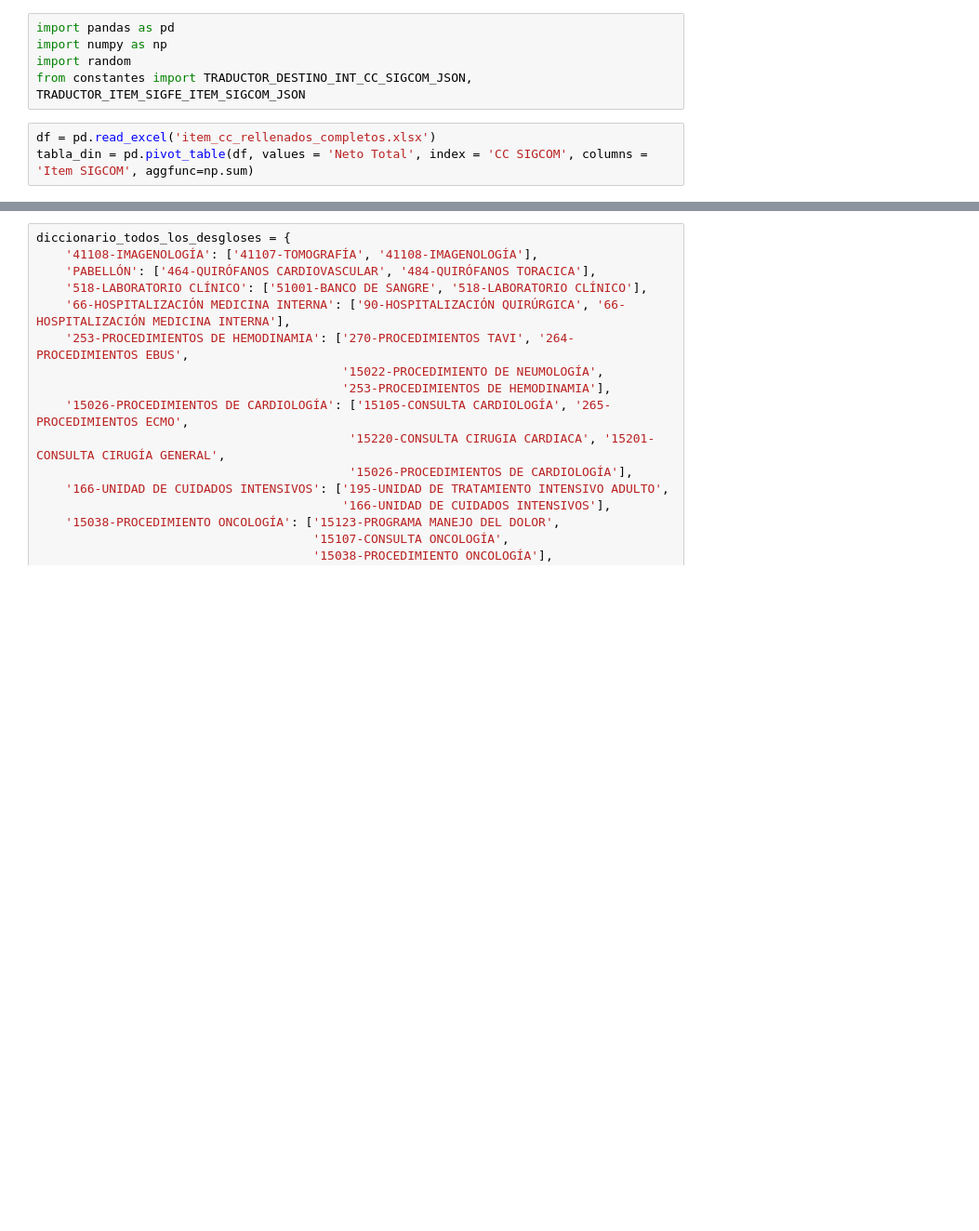
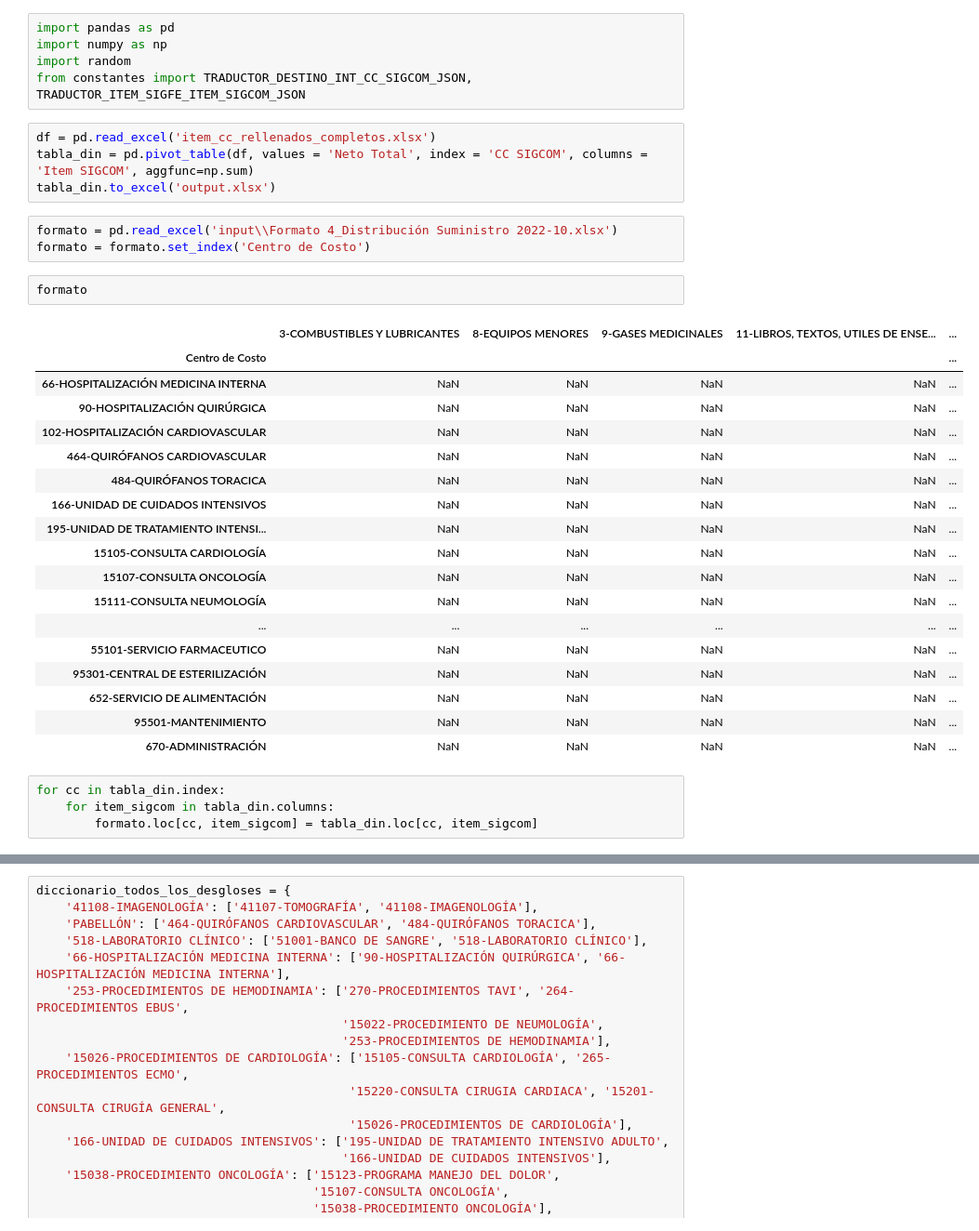
Before and after one commit to JavierRojas14/int, a Jupyter notebook: Finanzas/planilla_centro_de_costos_sigcom/SEPTIEMBRE_2022/suministros/analisis_suministros.ipynb, the cells around one changed output, grey strips where cells are left out. Shown at 93% size. Cells and saved outputs as stored; diff of their text form; blank space fills up the shorter version.

Commit message:
Reorganizado el codigo de suministros

```diff
--- a/Finanzas/planilla_centro_de_costos_sigcom/SEPTIEMBRE_2022/suministros/analisis_suministros.ipynb
+++ b/Finanzas/planilla_centro_de_costos_sigcom/SEPTIEMBRE_2022/suministros/analisis_suministros.ipynb
@@ -6,3 +6,32 @@ from constantes import TRADUCTOR_DESTINO_INT_CC_SIGCOM_JSON, TRADUCTOR_ITEM_SIGF
 # %%
 df = pd.read_excel('item_cc_rellenados_completos.xlsx')
 tabla_din = pd.pivot_table(df, values = 'Neto Total', index = 'CC SIGCOM', columns = 'Item SIGCOM', aggfunc=np.sum)
+tabla_din.to_excel('output.xlsx')
+# %%
+formato = pd.read_excel('input\\Formato 4_Distribución Suministro 2022-10.xlsx')
+formato = formato.set_index('Centro de Costo')
+# %%
+formato
+# %% [output]
+|  | 3-COMBUSTIBLES Y LUBRICANTES | 8-EQUIPOS MENORES | 9-GASES MEDICINALES | 11-LIBROS, TEXTOS, UTILES DE ENSE... | ... |
+| Centro de Costo |  |  |  |  | ... |
+| 66-HOSPITALIZACIÓN MEDICINA INTERNA | NaN | NaN | NaN | NaN | ... |
+| 90-HOSPITALIZACIÓN QUIRÚRGICA | NaN | NaN | NaN | NaN | ... |
+| 102-HOSPITALIZACIÓN CARDIOVASCULAR | NaN | NaN | NaN | NaN | ... |
+| 464-QUIRÓFANOS CARDIOVASCULAR | NaN | NaN | NaN | NaN | ... |
+| 484-QUIRÓFANOS TORACICA | NaN | NaN | NaN | NaN | ... |
+| 166-UNIDAD DE CUIDADOS INTENSIVOS | NaN | NaN | NaN | NaN | ... |
+| 195-UNIDAD DE TRATAMIENTO INTENSI... | NaN | NaN | NaN | NaN | ... |
+| 15105-CONSULTA CARDIOLOGÍA | NaN | NaN | NaN | NaN | ... |
+| 15107-CONSULTA ONCOLOGÍA | NaN | NaN | NaN | NaN | ... |
+| 15111-CONSULTA NEUMOLOGÍA | NaN | NaN | NaN | NaN | ... |
+| ... | ... | ... | ... | ... | ... |
+| 55101-SERVICIO FARMACEUTICO | NaN | NaN | NaN | NaN | ... |
+| 95301-CENTRAL DE ESTERILIZACIÓN | NaN | NaN | NaN | NaN | ... |
+| 652-SERVICIO DE ALIMENTACIÓN | NaN | NaN | NaN | NaN | ... |
+| 95501-MANTENIMIENTO | NaN | NaN | NaN | NaN | ... |
+| 670-ADMINISTRACIÓN | NaN | NaN | NaN | NaN | ... |
+# %%
+for cc in tabla_din.index:
+    for item_sigcom in tabla_din.columns:
+        formato.loc[cc, item_sigcom] = tabla_din.loc[cc, item_sigcom]
```
Also changed, not shown: parts of 1 cell of this notebook, 4 other files.
